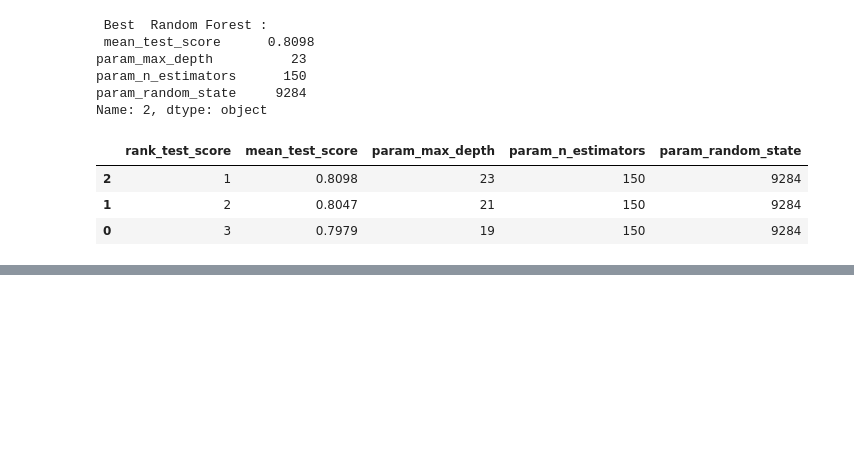
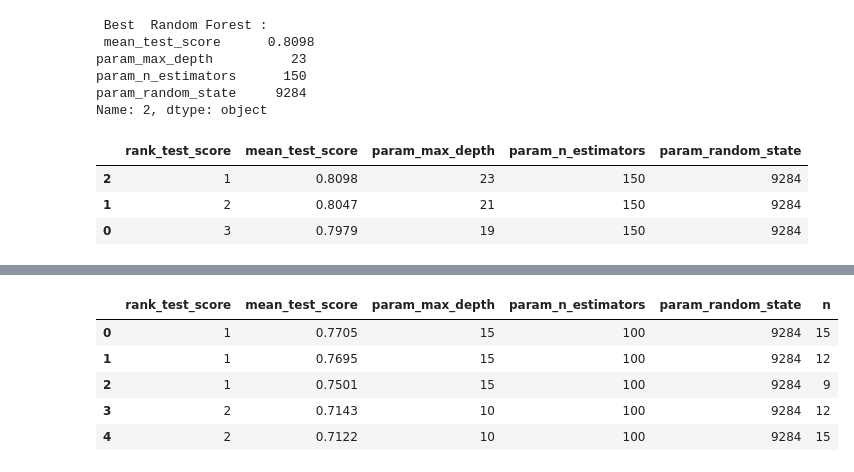
Before and after one commit to ViniciusCastillo/Test_Einstein, a Jupyter notebook: notebooks/Classification_Test.ipynb, the cells around one changed output, grey strips where cells are left out. Cells and saved outputs as stored; diff of their text form; code cells hidden in the pictures; blank space fills up the shorter version.

```diff
--- a/notebooks/Classification_Test.ipynb
+++ b/notebooks/Classification_Test.ipynb
@@ -31,9 +31,36 @@ def test_model (model, X, y, params, model_name=None, n_splits=5, n_repeats=10):
   result_itens.extend([item for item in pd.DataFrame(grid.cv_results_).columns.values if "param_" in item])
   results = pd.DataFrame(grid.cv_results_)[result_itens]
 
-  print('\n Best ', model_name,': \n', results.sort_values(by='rank_test_score').iloc[0,1:], '\n\n')
+  print('Best', model_name,':\n', results.sort_values(by='rank_test_score').iloc[0,1:], '\n\n')
 
   return results.sort_values(by='rank_test_score')
+
+def test_model_select (ns_select, model, X, y, params, model_name=None, n_splits=5, n_repeats=10):
+  best = [0, 0]
+  for n in ns_select:
+    X_sel = SelectKBest(k=n).fit_transform(X, y)
+    print(f'{n} FEATURES SELECT\n')
+    result = test_model (model=model, X=X_sel, y=y, params=params, model_name=model_name, n_splits=n_splits, n_repeats=n_repeats)
+    result['n'] = n
+    if best[0] == 0:
+      results = result
+    else:
+      results = pd.concat([results,result])
+
+    if float(result.mean_test_score.loc[result['rank_test_score'] == 1]) > best[1]:
+      best = [n, float(result.mean_test_score.loc[result['rank_test_score'] == 1])]
+
+  results = results.sort_values(by='mean_test_score', ascending=False).reset_index(drop=True)
+
+  print(f'\nBest Selection:\n{results.n[0]} features. ROC AUC: {results.mean_test_score[0]:.4f}\n\n')
+  return results.head(10)
+
+def fit_test_results (model, X_train, y_train, X_test, y_test, name_model=None):
+  model = model.fit(X_train, y_train)
+  print(f'model: {name_model}')
+  print('\n Classification Report: \n', classification_report(y_test, model.predict(X_test)))
+  print('\n ROC AUC  Score: ', roc_auc_score_multi(model, X_test, y_test),'\n\n')
+  return model
 # %%
 df = pd.read_csv('https://github.com/ViniciusCastillo/Teste_Einstein/raw/main/datasets/data.csv')
 df.info()
@@ -295,0 +417,3 @@ results_xgbc
+# %%
+params = {'max_depth': [5,10,15], 'n_estimators': [100], 'random_state': [9284]}
+results_rfc = test_model_select([6, 9, 12, 15], RandomForestClassifier(), X_train_res, y_train_res, params, 'Random Forest')
@@ -295,0 +438,9 @@ results_xgbc
+# %%
+results_rfc.head()
+# %% [output]
+|  | rank_test_score | mean_test_score | param_max_depth | param_n_estimators | param_random_state | n |
+| 0 | 1 | 0.7705 | 15 | 100 | 9284 | 15 |
+| 1 | 1 | 0.7695 | 15 | 100 | 9284 | 12 |
+| 2 | 1 | 0.7501 | 15 | 100 | 9284 | 9 |
+| 3 | 2 | 0.7143 | 10 | 100 | 9284 | 12 |
+| 4 | 2 | 0.7122 | 10 | 100 | 9284 | 15 |
```
Also changed, not shown: parts of 20 cells of this notebook.
